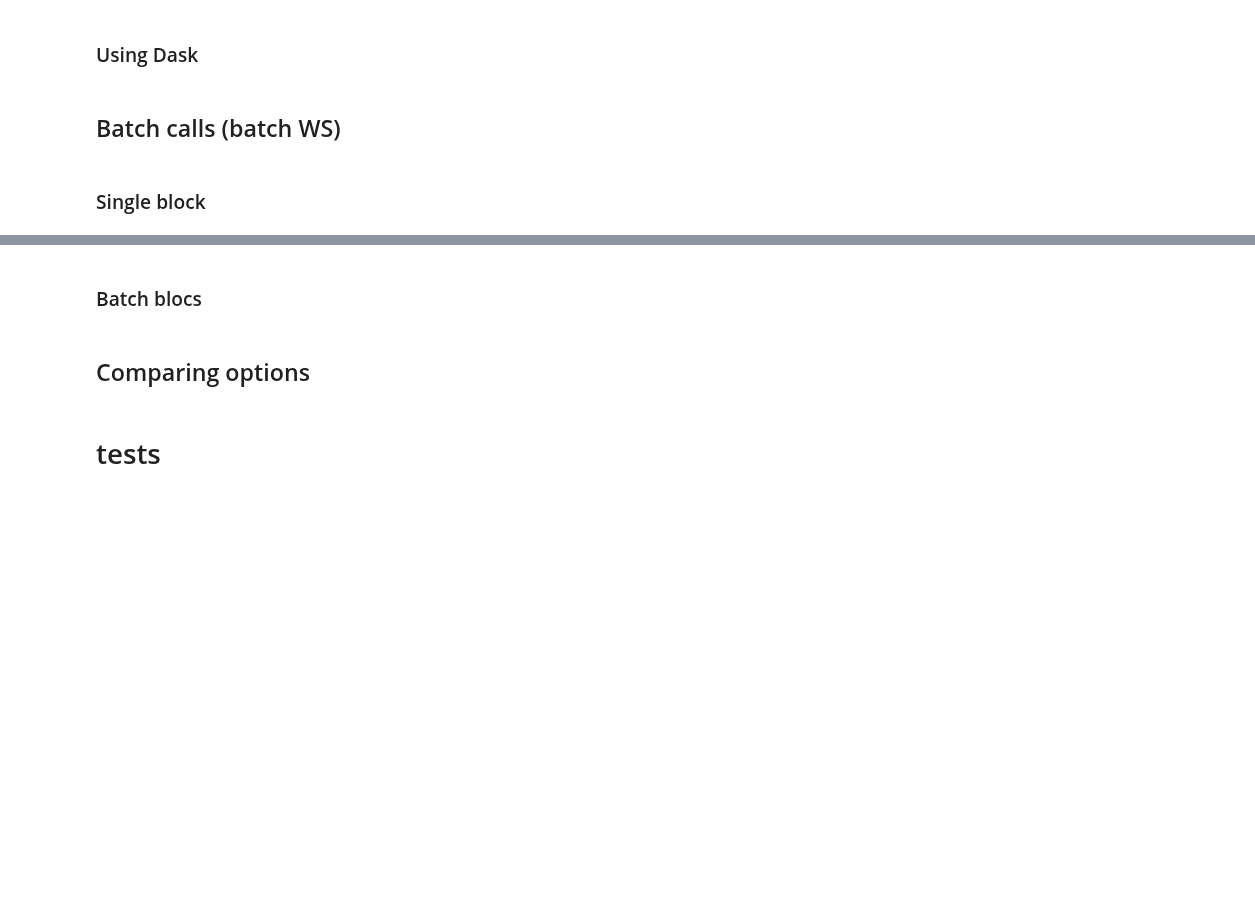
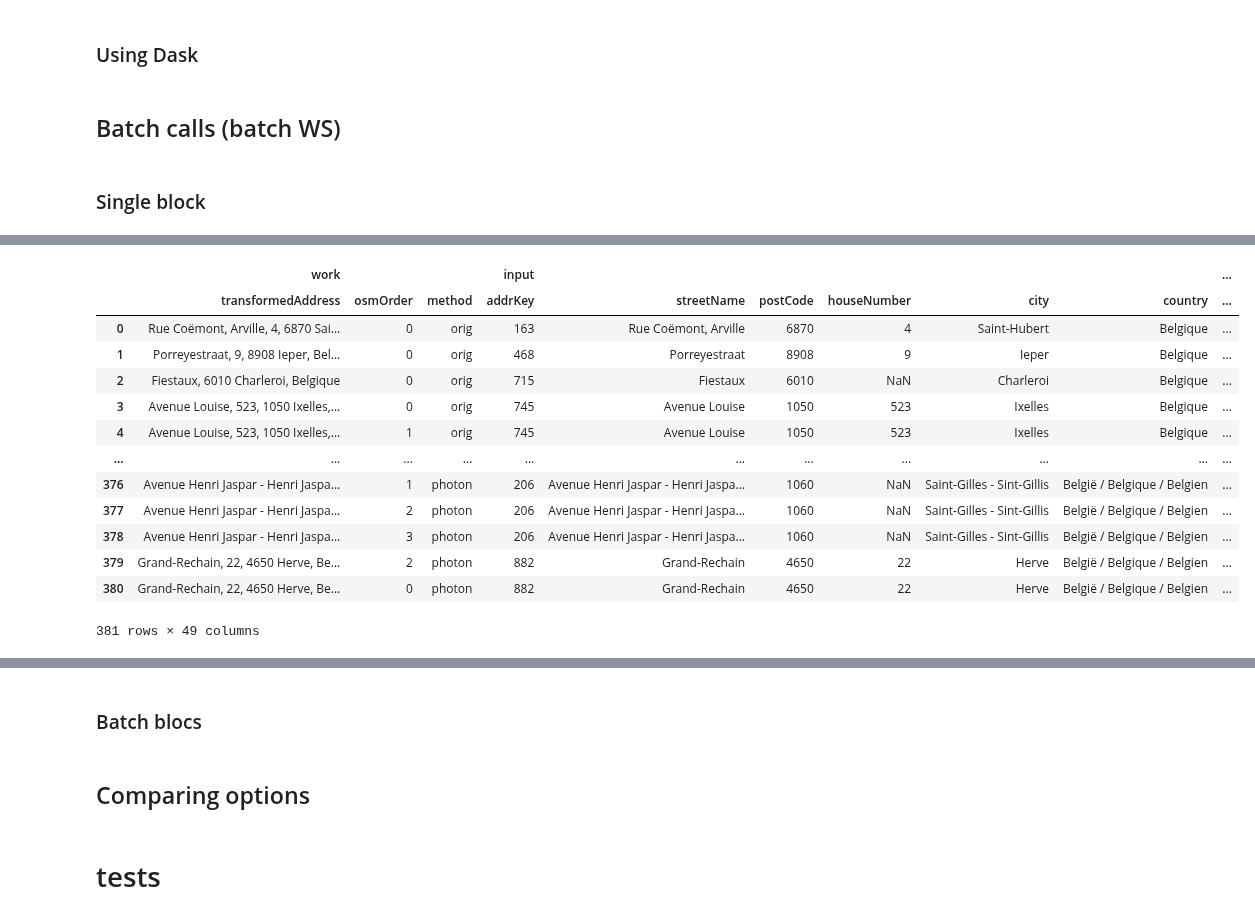
Before and after one commit to SmalsResearch/NominatimWrapper, a Jupyter notebook: AddressCleanserREST_test.ipynb, the cells around one changed output, grey strips where cells are left out. Saved outputs shown, nothing was run; the diff lists cells and outputs as text; code cells hidden in the pictures; blank space fills up the shorter version.

Commit message:
Splitted to Multindex (backup)

```diff
--- a/AddressCleanserREST_test.ipynb
+++ b/AddressCleanserREST_test.ipynb
@@ -130,7 +148,15 @@ def call_ws_batch(addr_data, mode="geo", with_rejected=False, check_result=True,
     })
 
     try:
-        res = pd.DataFrame(json.loads(r.data.decode('utf-8')))
+
+        res_json = json.loads(r.data.decode('utf-8'))
+        if "match" in res_json:
+            match =  split_columns(pd.DataFrame(res_json["match"]))
+            rejected= split_columns(pd.DataFrame(res_json["rejected"])) if len(res_json["rejected"])>0 else pd.DataFrame()
+
+        else :
+            match =  split_columns(pd.DataFrame(res_json))
+            rejected=None
     except ValueError as ve:
 
         print("Cannot decode result:")
@@ -138,8 +164,12 @@ def call_ws_batch(addr_data, mode="geo", with_rejected=False, check_result=True,
         print(r.data.decode('utf-8'))
 
         return r.data
-#     display(res)
-    return res
+
+    if rejected is not None:
+        return match, rejected
+
+    else :
+        return match
 # %%
 def expand_json(addresses):
     addresses["status"]= addresses.json.apply(lambda d:  "NONE" if d is None else "error" if "error" in d else "match" if "match" in d else "no_result")
@@ -199,3 +272,9 @@ addresses
 # %% [markdown]
 
 ### Simple way
+# %%
+addresses = addresses[addresses.streetName.str.lower().str.contains("gustave desmetstraat")]
+# addresses = addresses.loc[[100,112,118,142,155,179,198]]
+# addresses = addresses.loc[[ 94,  100,  198, ]]
+# addresses = addresses.loc[100:200]
+addresses
@@ -277,3 +386,8 @@ mg[mg._merge != "both"].sort_values("addrKey")
 ## Batch calls (batch WS)
 # %% [markdown]
 ### Single block
+# %%
+# addresses=addresses[addresses.addrKey.isin(["1075", "1331", "2616"])]
+addresses=addresses[addresses.addrKey.isin(["2206", "2556", "2569", "2715"])]
+# addresses=addresses.iloc[0:10]
+addresses
@@ -280,12 +400,12 @@ mg[mg._merge != "both"].sort_values("addrKey")
 # %%
 t = datetime.now()
 
-addresses_batch = call_ws_batch(addresses[[addr_key_field,
+addresses_batch, rejected = call_ws_batch(addresses[[addr_key_field,
                                            street_field, housenbr_field, postcode_field, city_field, country_field]],
                                 mode="long",
-                                check_result=False,
-                                structured_osm=False,
-                               with_rejected=True)
+                                check_result=True,
+                                structured_osm=True,
+                                with_rejected=True)
 
 tot_time = (datetime.now() - t).total_seconds()
 print(f"{tot_time:.2f} seconds, {addresses.shape[0]/tot_time:.2f} it/s")
@@ -296,0 +481,17 @@ addresses_batch
+# %%
+rejected
+# %% [output]
+|  | work |  |  | input |  |  |  |  |  | ... |
+|  | transformedAddress | osmOrder | method | addrKey | streetName | postCode | houseNumber | city | country | ... |
+| 0 | Rue Coëmont, Arville, 4, 6870 Sai... | 0 | orig | 163 | Rue Coëmont, Arville | 6870 | 4 | Saint-Hubert | Belgique | ... |
+| 1 | Porreyestraat, 9, 8908 Ieper, Bel... | 0 | orig | 468 | Porreyestraat | 8908 | 9 | Ieper | Belgique | ... |
+| 2 | Fiestaux, 6010 Charleroi, Belgique | 0 | orig | 715 | Fiestaux | 6010 | NaN | Charleroi | Belgique | ... |
+| 3 | Avenue Louise, 523, 1050 Ixelles,... | 0 | orig | 745 | Avenue Louise | 1050 | 523 | Ixelles | Belgique | ... |
+| 4 | Avenue Louise, 523, 1050 Ixelles,... | 1 | orig | 745 | Avenue Louise | 1050 | 523 | Ixelles | Belgique | ... |
+| ... | ... | ... | ... | ... | ... | ... | ... | ... | ... | ... |
+| 376 | Avenue Henri Jaspar - Henri Jaspa... | 1 | photon | 206 | Avenue Henri Jaspar - Henri Jaspa... | 1060 | NaN | Saint-Gilles - Sint-Gillis | België / Belgique / Belgien | ... |
+| 377 | Avenue Henri Jaspar - Henri Jaspa... | 2 | photon | 206 | Avenue Henri Jaspar - Henri Jaspa... | 1060 | NaN | Saint-Gilles - Sint-Gillis | België / Belgique / Belgien | ... |
+| 378 | Avenue Henri Jaspar - Henri Jaspa... | 3 | photon | 206 | Avenue Henri Jaspar - Henri Jaspa... | 1060 | NaN | Saint-Gilles - Sint-Gillis | België / Belgique / Belgien | ... |
+| 379 | Grand-Rechain, 22, 4650 Herve, Be... | 2 | photon | 882 | Grand-Rechain | 4650 | 22 | Herve | België / Belgique / Belgien | ... |
+| 380 | Grand-Rechain, 22, 4650 Herve, Be... | 0 | photon | 882 | Grand-Rechain | 4650 | 22 | Herve | België / Belgique / Belgien | ... |
+381 rows × 49 columns
```
Also changed, not shown: parts of 36 cells of this notebook, 8 other files.
